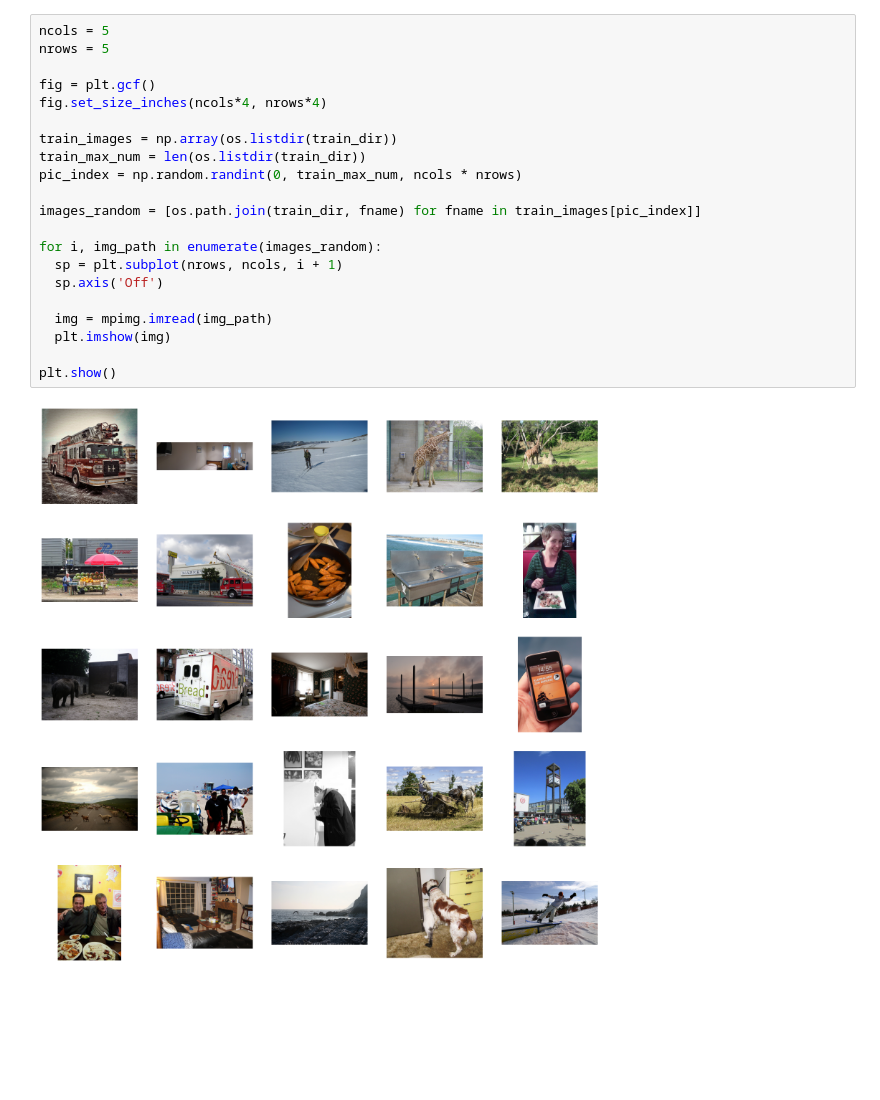
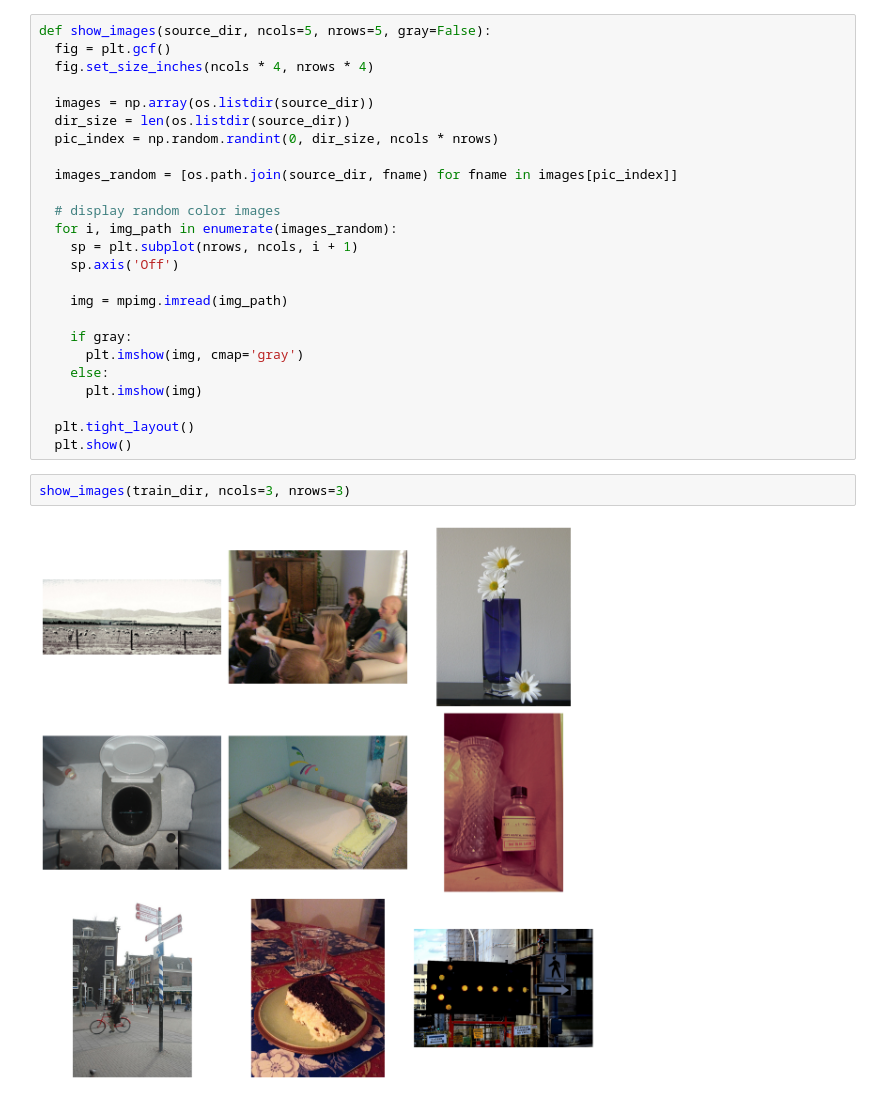
Before and after one commit to philBram/machine_learning_with_tensorflow_project, a Jupyter notebook: colorize_black_and_white.ipynb, the cells around one changed output. Drawn from its saved outputs; the diff is of its cells as text; blank space fills up the shorter version.

```diff
--- a/colorize_black_and_white.ipynb
+++ b/colorize_black_and_white.ipynb
@@ -48,23 +81,29 @@ for category in categories:
 # %%
-ncols = 5
-nrows = 5
+def show_images(source_dir, ncols=5, nrows=5, gray=False):
+  fig = plt.gcf()
+  fig.set_size_inches(ncols * 4, nrows * 4)
 
-fig = plt.gcf()
-fig.set_size_inches(ncols*4, nrows*4)
+  images = np.array(os.listdir(source_dir))
+  dir_size = len(os.listdir(source_dir))
+  pic_index = np.random.randint(0, dir_size, ncols * nrows)
 
-train_images = np.array(os.listdir(train_dir))
-train_max_num = len(os.listdir(train_dir))
-pic_index = np.random.randint(0, train_max_num, ncols * nrows)
+  images_random = [os.path.join(source_dir, fname) for fname in images[pic_index]]
 
-images_random = [os.path.join(train_dir, fname) for fname in train_images[pic_index]]
+  # display random color images
+  for i, img_path in enumerate(images_random):
+    sp = plt.subplot(nrows, ncols, i + 1)
+    sp.axis('Off')
 
-for i, img_path in enumerate(images_random):
-  sp = plt.subplot(nrows, ncols, i + 1)
-  sp.axis('Off')
+    img = mpimg.imread(img_path)
 
-  img = mpimg.imread(img_path)
-  plt.imshow(img)
+    if gray:
+      plt.imshow(img, cmap='gray')
+    else:
+      plt.imshow(img)
 
-plt.show()
+  plt.tight_layout()
+  plt.show()
-# %% [output]
-[figure, removed]
+# %%
+show_images(train_dir, ncols=3, nrows=3)
+# %% [output]
+[figure, added]
```
Also changed, not shown: parts of 6 cells of this notebook.
